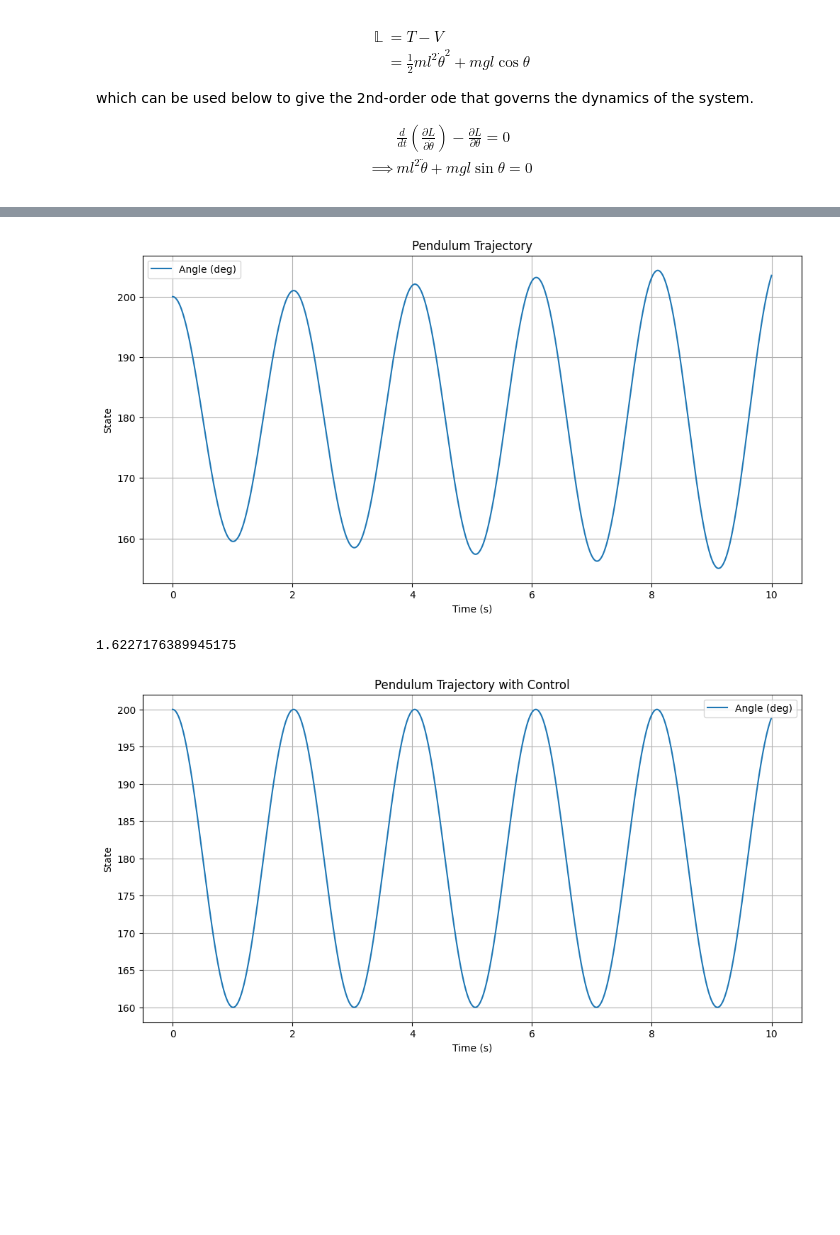
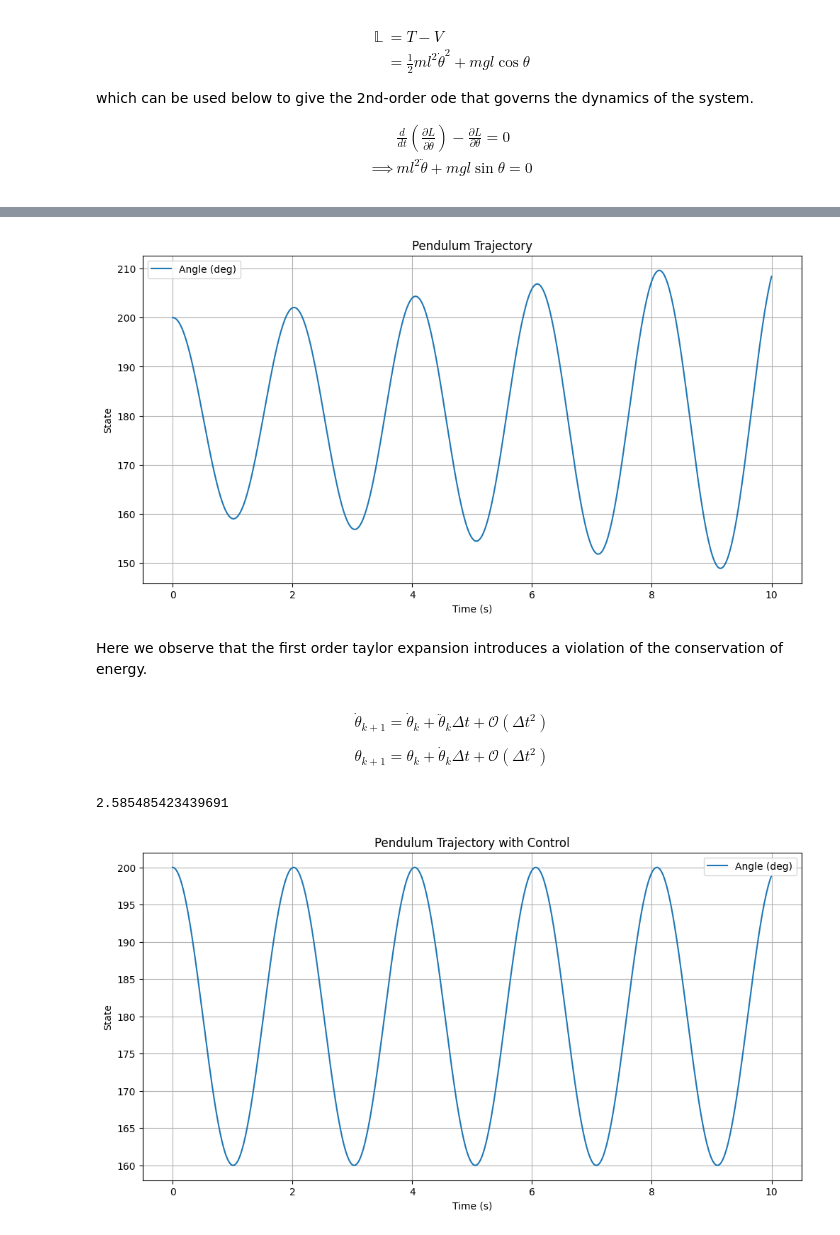
Before and after one commit to ofs416/Reinforcement_Learning, a Jupyter notebook: 2_1_pendulum.ipynb, the cells around one changed output, grey strips where cells are left out. Cells and saved outputs as stored; diff of their text form; code cells hidden in the pictures; blank space fills up the shorter version.

```diff
--- a/2_1_pendulum.ipynb
+++ b/2_1_pendulum.ipynb
@@ -24,37 +28,44 @@ $$
 # %%
-def pendulum_dynamics(x, u, length=1.0, g=9.81, dt=0.01):
+def euler_dynamics(x, u, length=1.0, g=9.81, dt=0.01):
     theta, theta_dot = x
     theta_ddot = (g / length) * np.sin(theta) + u / (length**2)
     theta_dot_new = theta_dot + theta_ddot * dt
-    theta_new = theta + theta_dot * dt + 0.5 * theta_ddot * dt**2
+    theta_new = theta + theta_dot * dt
     return np.array([theta_new, theta_dot_new])
 
 
 t_span = (0, 10)
 dt = 0.01
 t_eval = np.arange(t_span[0], t_span[1] + dt, dt)
 
 # Simulate pendulum trajectory
 control_input = np.zeros_like(0.5 * np.sin(t_eval))
 theta_start = np.deg2rad(200)
 x_start = np.array([theta_start, 0])  # Initial state: [theta, theta_dot]
 trajectory = np.zeros((t_eval.shape[0], 2))
 trajectory[0] = x_start
 
 for i in range(1, t_eval.shape[0]):
-    trajectory[i] = pendulum_dynamics(trajectory[i - 1], control_input[i - 1], dt=dt)
+    trajectory[i] = euler_dynamics(trajectory[i - 1], control_input[i - 1], dt=dt)
 
 # Plot the pendulum trajectory
 plt.figure(figsize=(12, 6))
 plt.plot(t_eval, np.rad2deg(trajectory[:, 0]), label="Angle (deg)")
 plt.title("Pendulum Trajectory")
 plt.xlabel("Time (s)")
 plt.ylabel("State")
 plt.legend()
 plt.grid(True)
 plt.show()
 # %% [output]
-[figure, old version]
+[figure, new version]
+# %% [markdown]
+Here we observe that the first order taylor expansion introduces a violation of the conservation of energy.
+# %% [markdown]
+
+$$ \dot{\theta}_{k+1} = \dot{\theta}_k + \ddot{\theta}_k \Delta t + \mathcal{O}(\Delta t^2)$$
+
+$$ \theta_{k+1} = \theta_k + \dot{\theta}_k \Delta t + \mathcal{O}(\Delta t^2)$$
 # %%
 gp = 1 * 9.81 * (1 + np.cos(trajectory[:, 0]))
 
@@ -65,7 +76,7 @@ total_energy = gp + ke
 # Plot the total energy of the pendulum
 print(total_energy.max() / total_energy[0])
 # %% [output]
-1.6227176389945175
+2.585485423439691
 # %%
 # Define the pendulum dynamics as an ODE with control input
 def pendulum_ode(t, y, u, length=1.0, g=9.81):
```
Also changed, not shown: parts of 1 cell of this notebook.
